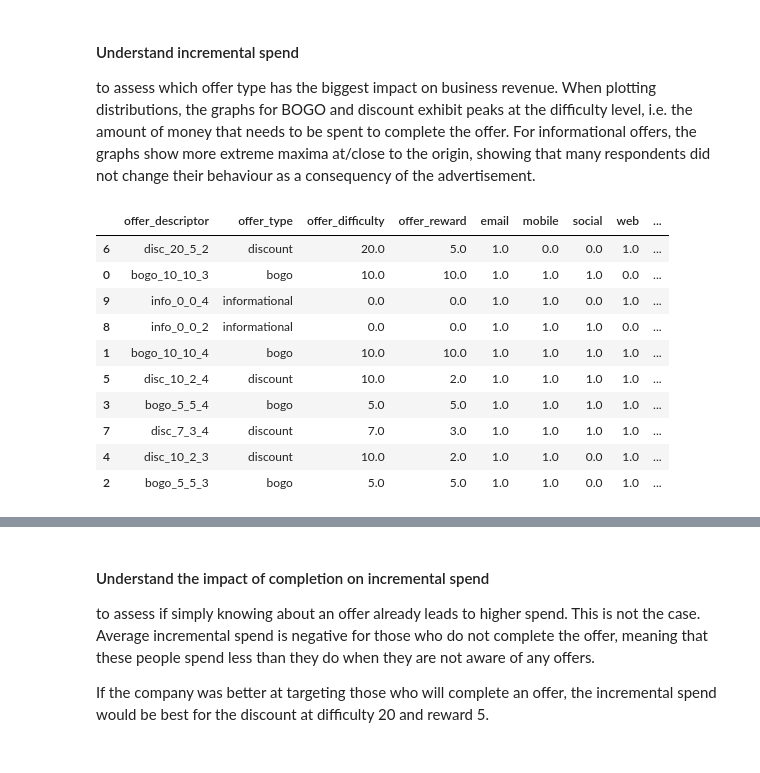
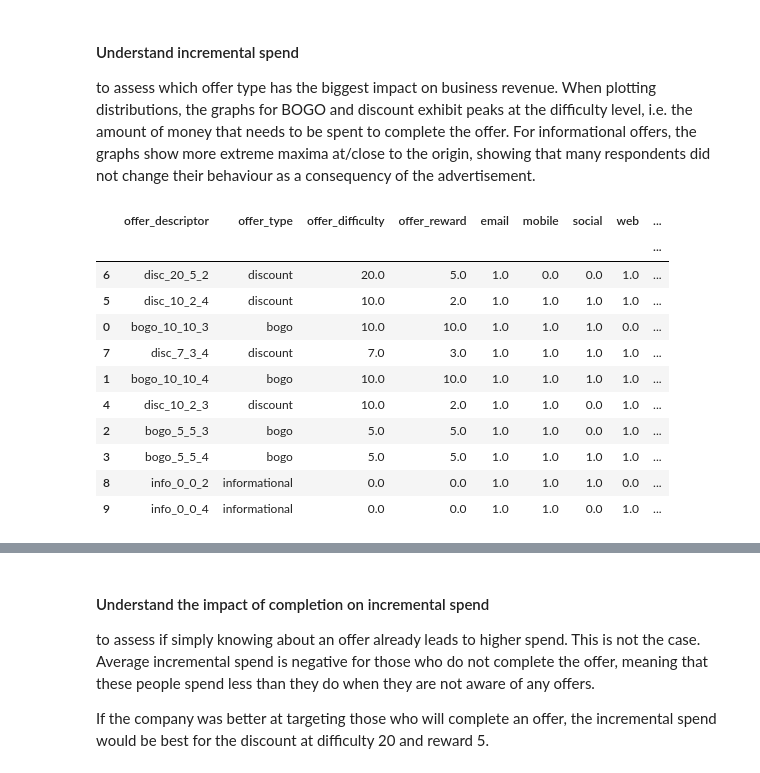
Before and after one commit to judithleao/capstone-project-starbucks, a Jupyter notebook: Starbucks-Analysis.ipynb, the cells around one changed output, grey strips where cells are left out. Saved outputs shown, nothing was run; the diff lists cells and outputs as text; code cells hidden in the pictures.

```diff
--- a/Starbucks-Analysis.ipynb
+++ b/Starbucks-Analysis.ipynb
@@ -254,19 +256,20 @@ to assess which offer type has the biggest impact on business revenue.
 When plotting distributions, the graphs for BOGO and discount exhibit peaks at the difficulty level, i.e. the amount of money that needs to be spent to complete the offer. For informational offers, the graphs show more extreme maxima at/close to the origin, showing that many respondents did not change their behaviour as a consequency of the advertisement.
 # %%
 # Incremental spend
-pd.DataFrame(analysis_df_t.groupby(['offer_descriptor','offer_type','offer_difficulty', 'offer_reward', 'email', 'mobile','social','web'])['incremental_spend'].mean().reset_index().sort_values(by=['incremental_spend'], ascending = False))
+pd.DataFrame(analysis_df_t.groupby(['offer_descriptor','offer_type','offer_difficulty', 'offer_reward', 'email', 'mobile','social','web']).agg({'incremental_spend':[np.mean, np.median]}).reset_index().sort_values(by=[('incremental_spend','mean')], ascending = False))
 # %% [output]
 |  | offer_descriptor | offer_type | offer_difficulty | offer_reward | email | mobile | social | web | ... |
+|  |  |  |  |  |  |  |  |  | ... |
 | 6 | disc_20_5_2 | discount | 20.0 | 5.0 | 1.0 | 0.0 | 0.0 | 1.0 | ... |
+| 5 | disc_10_2_4 | discount | 10.0 | 2.0 | 1.0 | 1.0 | 1.0 | 1.0 | ... |
 | 0 | bogo_10_10_3 | bogo | 10.0 | 10.0 | 1.0 | 1.0 | 1.0 | 0.0 | ... |
-| 9 | info_0_0_4 | informational | 0.0 | 0.0 | 1.0 | 1.0 | 0.0 | 1.0 | ... |
-| 8 | info_0_0_2 | informational | 0.0 | 0.0 | 1.0 | 1.0 | 1.0 | 0.0 | ... |
+| 7 | disc_7_3_4 | discount | 7.0 | 3.0 | 1.0 | 1.0 | 1.0 | 1.0 | ... |
 | 1 | bogo_10_10_4 | bogo | 10.0 | 10.0 | 1.0 | 1.0 | 1.0 | 1.0 | ... |
-| 5 | disc_10_2_4 | discount | 10.0 | 2.0 | 1.0 | 1.0 | 1.0 | 1.0 | ... |
-| 3 | bogo_5_5_4 | bogo | 5.0 | 5.0 | 1.0 | 1.0 | 1.0 | 1.0 | ... |
-| 7 | disc_7_3_4 | discount | 7.0 | 3.0 | 1.0 | 1.0 | 1.0 | 1.0 | ... |
 | 4 | disc_10_2_3 | discount | 10.0 | 2.0 | 1.0 | 1.0 | 0.0 | 1.0 | ... |
 | 2 | bogo_5_5_3 | bogo | 5.0 | 5.0 | 1.0 | 1.0 | 0.0 | 1.0 | ... |
+| 3 | bogo_5_5_4 | bogo | 5.0 | 5.0 | 1.0 | 1.0 | 1.0 | 1.0 | ... |
+| 8 | info_0_0_2 | informational | 0.0 | 0.0 | 1.0 | 1.0 | 1.0 | 0.0 | ... |
+| 9 | info_0_0_4 | informational | 0.0 | 0.0 | 1.0 | 1.0 | 0.0 | 1.0 | ... |
 # %%
 # Charting distributions of incremental spend
 b1 = analysis_df_t.loc[analysis_df_t['offer_descriptor'] == 'bogo_10_10_3']['incremental_spend']
```
Also changed, not shown: parts of 24 cells of this notebook.
